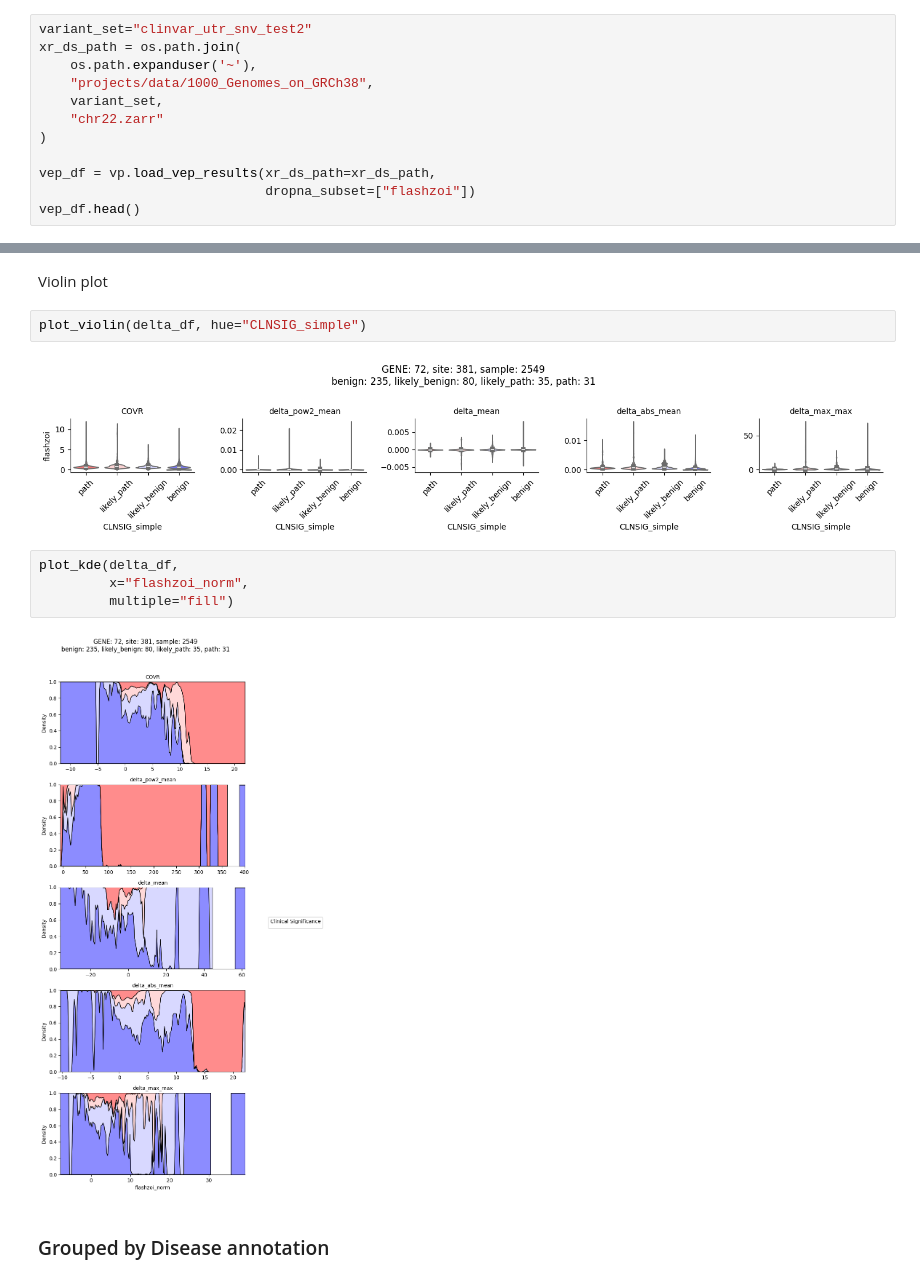
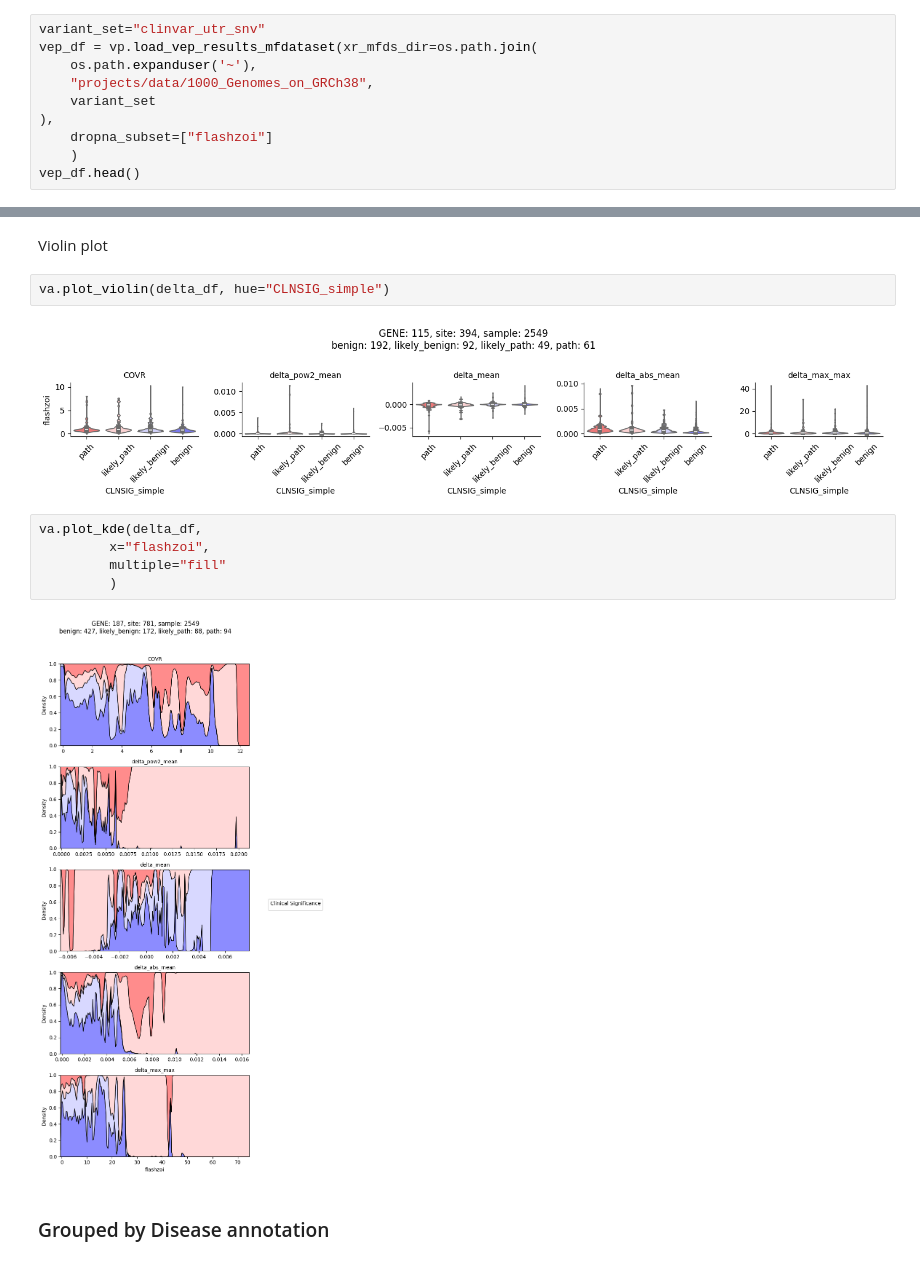
Before and after one commit to bschilder/VEP_DNA, a Jupyter notebook: notebooks/vep_analysis.ipynb, the cells around one changed output, grey strips where cells are left out. Cells and saved outputs as stored; diff of their text form.

```diff
--- a/notebooks/vep_analysis.ipynb
+++ b/notebooks/vep_analysis.ipynb
@@ -44,15 +41,13 @@ The autoreload extension is already loaded. To reload it, use:
 # %% [markdown]
 ## Import non-null VEP results
 # %%
-variant_set="clinvar_utr_snv_test2"
-xr_ds_path = os.path.join(
+variant_set="clinvar_utr_snv"
+vep_df = vp.load_vep_results_mfdataset(xr_mfds_dir=os.path.join(
     os.path.expanduser('~'),
     "projects/data/1000_Genomes_on_GRCh38",
-    variant_set,
-    "chr22.zarr"
-)
-
-vep_df = vp.load_vep_results(xr_ds_path=xr_ds_path,
-                             dropna_subset=["flashzoi"])
+    variant_set
+),
+    dropna_subset=["flashzoi"]
+    )
 vep_df.head()
 # %% [output]
@@ -364,14 +235,15 @@ def plot_kde(df,
 # %% [markdown]
 Violin plot
 # %%
-plot_violin(delta_df, hue="CLNSIG_simple")
+va.plot_violin(delta_df, hue="CLNSIG_simple")
 # %% [output]
-[figure, old version]
+[figure, new version]
 # %%
-plot_kde(delta_df,
-         x="flashzoi_norm",
-         multiple="fill")
+va.plot_kde(delta_df,
+         x="flashzoi",
+         multiple="fill"
+         )
 # %% [output]
-[figure, old version]
+[figure, new version]
 # %% [markdown]
 ### Grouped by Disease annotation
```
Also changed, not shown: parts of 41 cells of this notebook, 8 other files.
